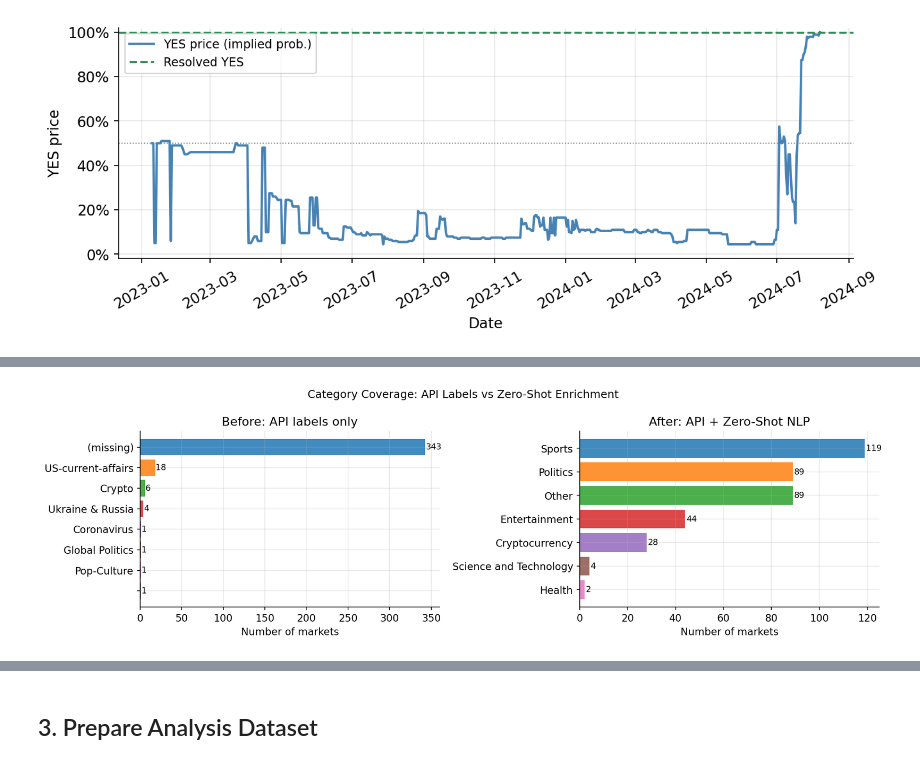
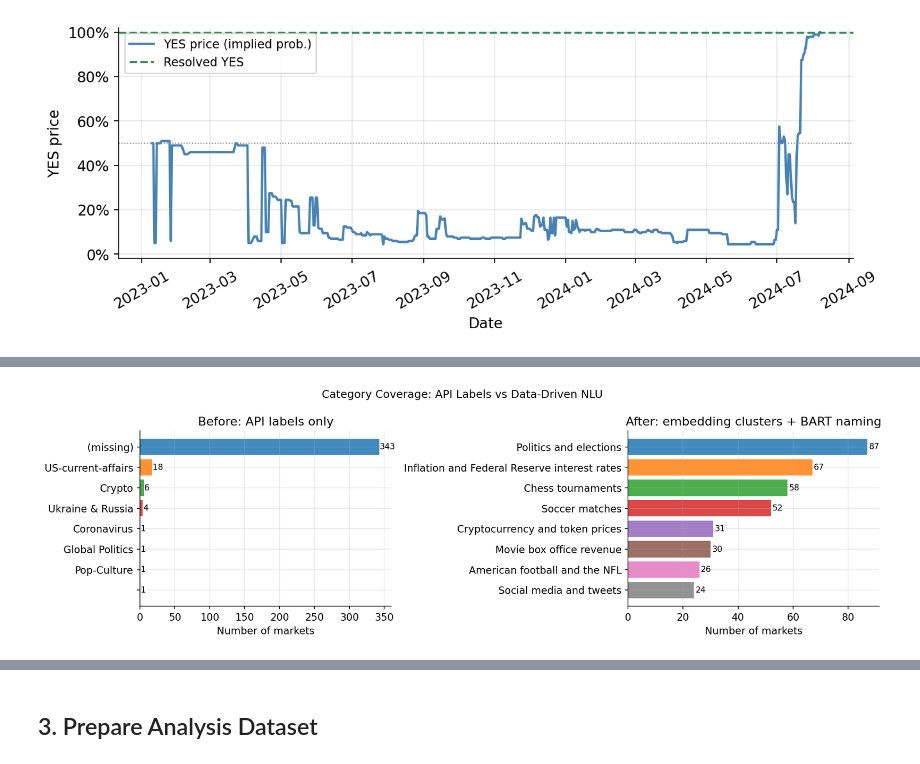
Before and after one commit to abetatos/TrAIding, a Jupyter notebook: projects/01_polymarket_calibration/notebooks/01_calibration.ipynb, the cells around one changed output, grey strips where cells are left out. Saved outputs shown, nothing was run; the diff lists cells and outputs as text; code cells hidden in the pictures.

```diff
--- a/projects/01_polymarket_calibration/notebooks/01_calibration.ipynb
+++ b/projects/01_polymarket_calibration/notebooks/01_calibration.ipynb
@@ -240,17 +340,11 @@ Cluster 1  (n=63)
 # %%
-# Turn clusters into the taxonomy used downstream.
-# Default label = top keyword; EDIT this dict after reading the keywords/examples above
-# to give each cluster a clean human-readable name.
-CLUSTER_NAMES = {c: cluster_keywords[c][0].title() for c in range(best_k)}
-# e.g. CLUSTER_NAMES[0] = "Politics"; CLUSTER_NAMES[1] = "Sports"; ...
+# Propagate each cluster's BART name to every market in it -> all 375 markets get a category,
+# straight from the clustering. No per-market inference.
+# Override a label by hand if you disagree, e.g. CLUSTER_NAMES[3] = "Cryptocurrency", then re-run.
+markets["category_clean"] = markets["cluster"].map(CLUSTER_NAMES)
 
-markets["category_discovered"] = markets["cluster"].map(CLUSTER_NAMES)
-
-# This list replaces the hand-written taxonomy in the zero-shot step below
-CATEGORIES = sorted(markets["category_discovered"].unique().tolist())
-print("Discovered taxonomy (CATEGORIES):")
+CATEGORIES = sorted(markets["category_clean"].unique())
+print(f"Discovered taxonomy ({len(CATEGORIES)} categories):")
 for c in CATEGORIES:
-    print(f"  - {c}")
-print()
-print(markets["category_discovered"].value_counts().to_string())
+    print(f"  - {c:35s} (n={(markets['category_clean'] == c).sum()})")
 # %% [output]
@@ -303,7 +365,5 @@ confirms what was discovered (override it manually only if you want to tweak a l
 # %%
-# CATEGORIES comes from the discovery step (section 1b). Print it here so you can
-# eyeball the auto-generated labels and tune them by editing CLUSTER_NAMES above.
-print(f"Discovered taxonomy ({len(CATEGORIES)} categories):")
-for c in CATEGORIES:
-    n = (markets["category_discovered"] == c).sum()
-    print(f"  - {c:30s} (n={n})")
+# Persist labelled markets for the downstream calibration analysis
+markets_enriched = markets.copy()
+save_parquet(markets_enriched, DATA_DIR / "markets_enriched.parquet")
+print(f"Saved {len(markets_enriched)} labelled markets -> data/markets_enriched.parquet")
@@ -410,6 +371,0 @@ def enrich_categories(
-# %%
-markets_enriched = enrich_categories(markets, classifier)
-
-# Cache enriched categories so we don't re-run the model on every notebook execution
-save_parquet(markets_enriched, DATA_DIR / "markets_enriched.parquet")
-print("Saved → data/markets_enriched.parquet")
@@ -419,25 +402,25 @@ Saved → data/markets_enriched.parquet
 # %%
-# Category distribution: before vs after
+# Category coverage: sparse API labels vs the data-driven taxonomy
 fig, axes = plt.subplots(1, 2, figsize=(13, 4))
 
 before = markets["category"].fillna("(missing)").str.strip().value_counts()
 after  = markets_enriched["category_clean"].value_counts()
 
 for ax, counts, title in [
     (axes[0], before, "Before: API labels only"),
-    (axes[1], after,  "After: API + Zero-Shot NLP"),
+    (axes[1], after,  "After: embedding clusters + BART naming"),
 ]:
     colors = PALETTE[:len(counts)]
     bars = ax.barh(counts.index[::-1], counts.values[::-1], color=colors[::-1], alpha=0.85)
     ax.set_xlabel("Number of markets")
     ax.set_title(title)
     for bar, val in zip(bars, counts.values[::-1]):
         ax.text(val + 0.5, bar.get_y() + bar.get_height() / 2,
                 str(val), va="center", fontsize=9)
 
-fig.suptitle("Category Coverage: API Labels vs Zero-Shot Enrichment", fontsize=12)
+fig.suptitle("Category Coverage: API Labels vs Data-Driven NLU", fontsize=12)
 fig.tight_layout()
 fig.savefig(PLOTS_DIR / "00_category_enrichment.png", dpi=150, bbox_inches="tight")
 plt.show()
 # %% [output]
-[figure, old version]
+[figure, new version]
```
Also changed, not shown: parts of 20 cells of this notebook, 2 other files.
